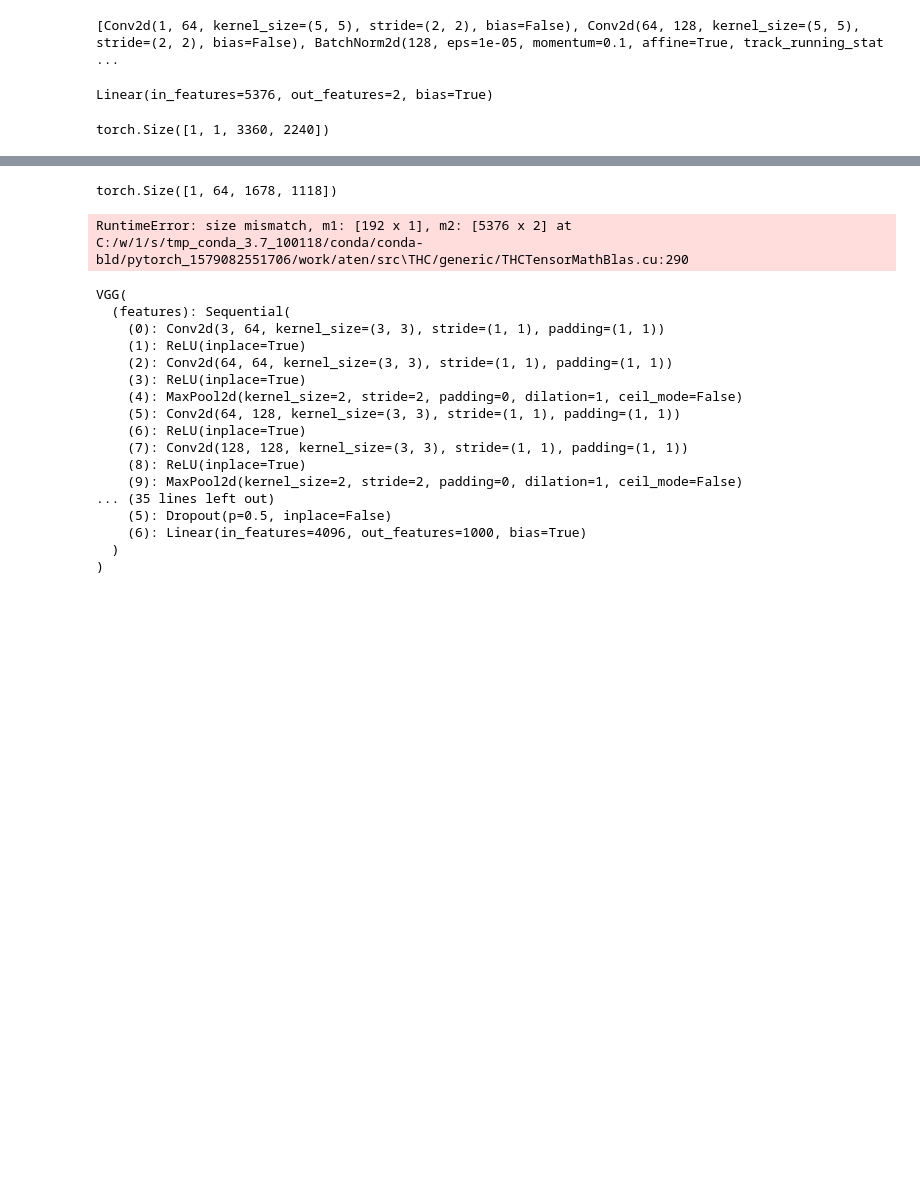
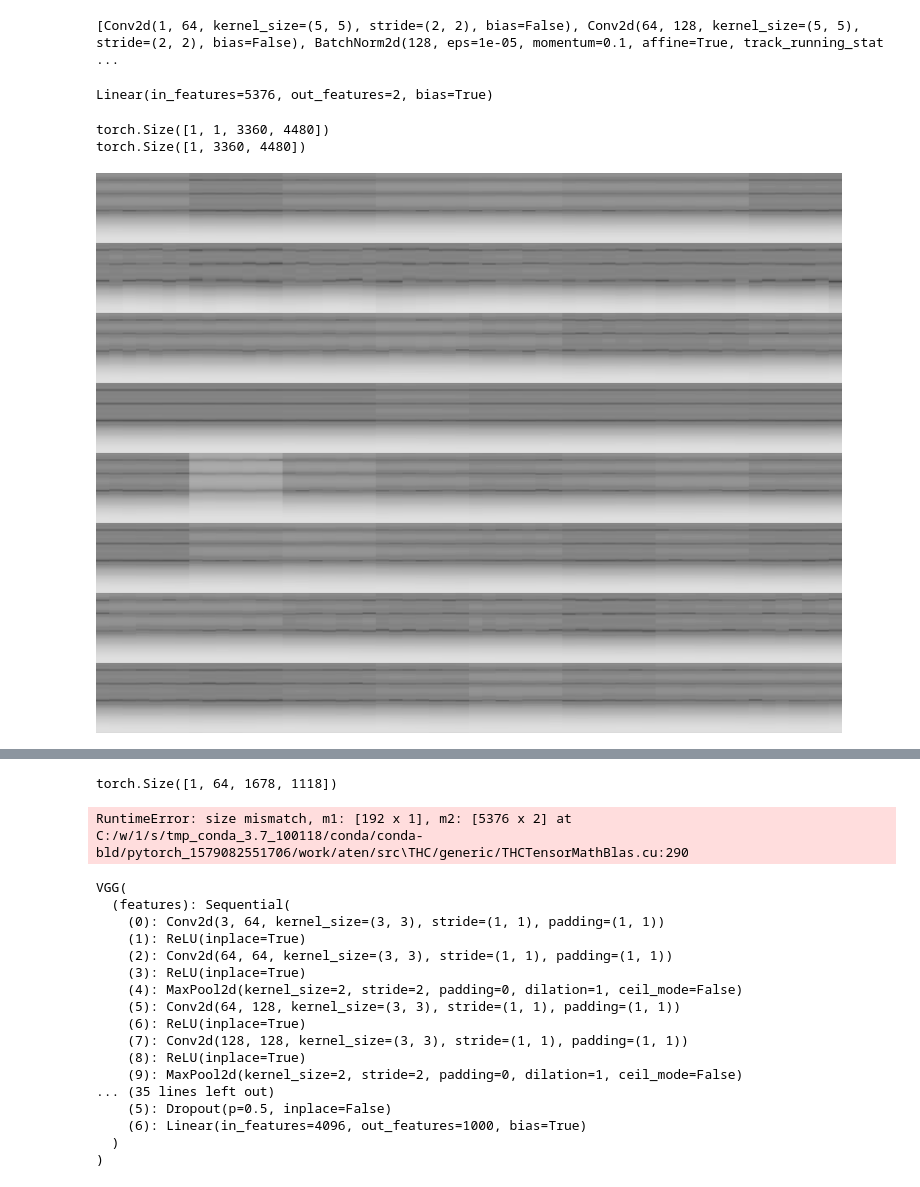
Before and after one commit to EthanZhu23/DL_fnirs, a Jupyter notebook: Untitled.ipynb, the cells around one changed output, grey strips where cells are left out. Cells and saved outputs as stored; diff of their text form; code cells hidden in the pictures; blank space fills up the shorter version.

```diff
--- a/Untitled.ipynb
+++ b/Untitled.ipynb
@@ -54,14 +39,21 @@ print(classifier)
 Linear(in_features=5376, out_features=2, bias=True)
 # %%
 dataset = MyDataset(
-    txt_path=r"C:\\Users\\EthanZhu\\Box Sync\\Project\\CNN_LSTM\\Github\\dlfnirs\\FFT_GRAY\\test.txt",
+    txt_path=r"D:\\Ethan\\dlfnirs\\FFT_GRAY\\test.txt",
     transform=transforms.Compose([transforms.ToTensor()]), target_transform=None)
 dataloader = data.DataLoader(dataset=dataset, shuffle=False, batch_size=1)
 img, _, _ = next(iter(dataloader))
 print(img.size())
+img = img.squeeze(dim = 0)
+print(img.size())
 # %% [output]
-torch.Size([1, 1, 3360, 2240])
+torch.Size([1, 1, 3360, 4480])
+torch.Size([1, 3360, 4480])
-# %%
-with torch.no_grad():
-    img = img.cuda()
-    model = model.cuda()
+# %%
+img = img.squeeze(dim = 0)
+# %%
+im = transforms.ToPILImage()(img)
+# %%
+display(im)
+# %% [output]
+[figure, added]
```
Also changed, not shown: parts of 7 cells of this notebook, 5 other files.
